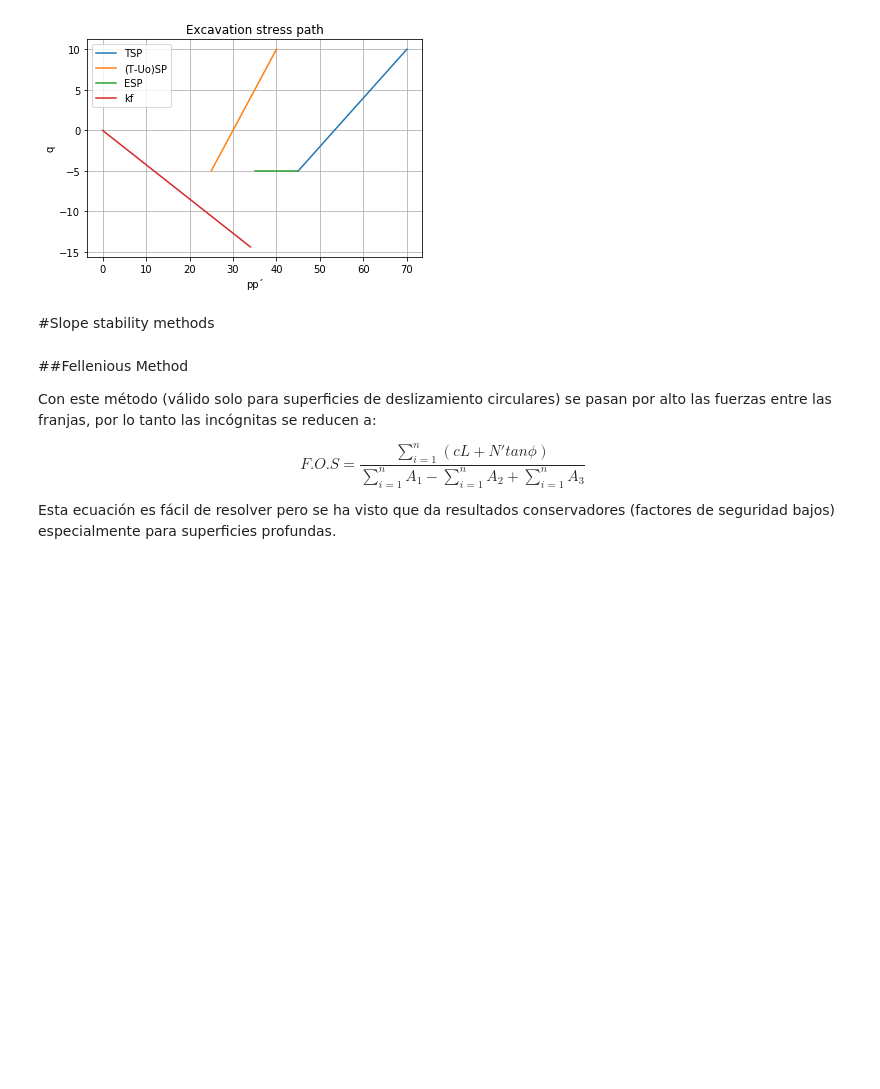
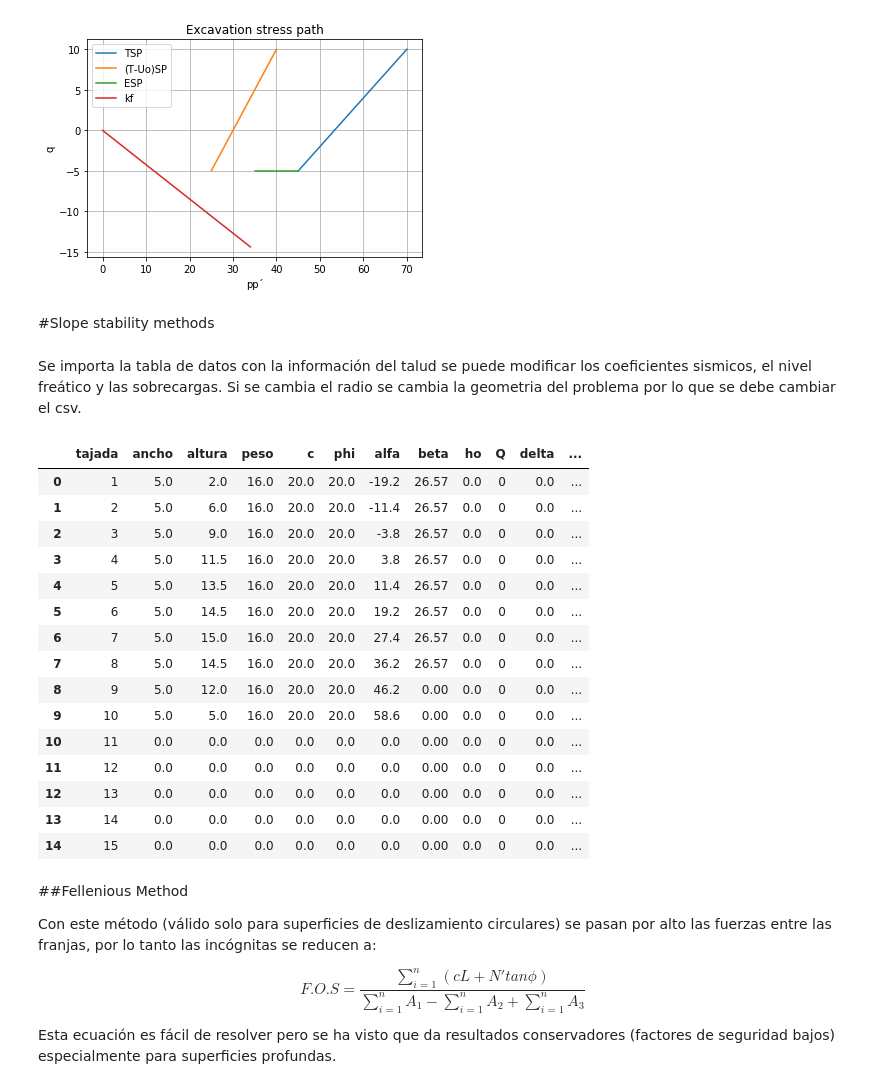
Before and after one commit to sebastiancarvajal183/SlopeStability, a Jupyter notebook: SlopeStability.ipynb, the cells around one changed output. Drawn from its saved outputs; the diff is of its cells as text; code cells hidden in the pictures; blank space fills up the shorter version.

```diff
--- a/SlopeStability.ipynb
+++ b/SlopeStability.ipynb
@@ -152,6 +152,37 @@ plt.show()
 [figure]
 # %% [markdown]
 #Slope stability methods
+# %% [markdown]
+Se importa la tabla de datos con la información del talud se puede modificar los coeficientes sismicos, el nivel freático y las sobrecargas.
+Si se cambia el radio se cambia la geometria del problema por lo que se debe cambiar el csv.
+# %%
+R=9.15   #Radio
+kv=0.0  #vertical seismic coefficient
+kh=0.0     #horizontal seismic coefficient
+
+data = pd.read_csv("https://raw.githubusercontent.com/jsebasc3/SlopeStability/master/InputData.csv")
+
+data["hw"]=data.altura/2. #nivel freatico
+data["Q"]=[0,0,0,0,0,0,0,0,0,0,0,0,0,0,0] #sobrecargas en las cunhas, tienen que ser cargas puntuales
+
+data.head(15)
+# %% [output]
+|  | tajada | ancho | altura | peso | c | phi | alfa | beta | ho | Q | delta | ... |
+| 0 | 1 | 5.0 | 2.0 | 16.0 | 20.0 | 20.0 | -19.2 | 26.57 | 0.0 | 0 | 0.0 | ... |
+| 1 | 2 | 5.0 | 6.0 | 16.0 | 20.0 | 20.0 | -11.4 | 26.57 | 0.0 | 0 | 0.0 | ... |
+| 2 | 3 | 5.0 | 9.0 | 16.0 | 20.0 | 20.0 | -3.8 | 26.57 | 0.0 | 0 | 0.0 | ... |
+| 3 | 4 | 5.0 | 11.5 | 16.0 | 20.0 | 20.0 | 3.8 | 26.57 | 0.0 | 0 | 0.0 | ... |
+| 4 | 5 | 5.0 | 13.5 | 16.0 | 20.0 | 20.0 | 11.4 | 26.57 | 0.0 | 0 | 0.0 | ... |
+| 5 | 6 | 5.0 | 14.5 | 16.0 | 20.0 | 20.0 | 19.2 | 26.57 | 0.0 | 0 | 0.0 | ... |
+| 6 | 7 | 5.0 | 15.0 | 16.0 | 20.0 | 20.0 | 27.4 | 26.57 | 0.0 | 0 | 0.0 | ... |
+| 7 | 8 | 5.0 | 14.5 | 16.0 | 20.0 | 20.0 | 36.2 | 26.57 | 0.0 | 0 | 0.0 | ... |
+| 8 | 9 | 5.0 | 12.0 | 16.0 | 20.0 | 20.0 | 46.2 | 0.00 | 0.0 | 0 | 0.0 | ... |
+| 9 | 10 | 5.0 | 5.0 | 16.0 | 20.0 | 20.0 | 58.6 | 0.00 | 0.0 | 0 | 0.0 | ... |
+| 10 | 11 | 0.0 | 0.0 | 0.0 | 0.0 | 0.0 | 0.0 | 0.00 | 0.0 | 0 | 0.0 | ... |
+| 11 | 12 | 0.0 | 0.0 | 0.0 | 0.0 | 0.0 | 0.0 | 0.00 | 0.0 | 0 | 0.0 | ... |
+| 12 | 13 | 0.0 | 0.0 | 0.0 | 0.0 | 0.0 | 0.0 | 0.00 | 0.0 | 0 | 0.0 | ... |
+| 13 | 14 | 0.0 | 0.0 | 0.0 | 0.0 | 0.0 | 0.0 | 0.00 | 0.0 | 0 | 0.0 | ... |
+| 14 | 15 | 0.0 | 0.0 | 0.0 | 0.0 | 0.0 | 0.0 | 0.00 | 0.0 | 0 | 0.0 | ... |
 # %% [markdown]
 ##Fellenious Method
 
```
Also changed, not shown: parts of 7 cells of this notebook.
